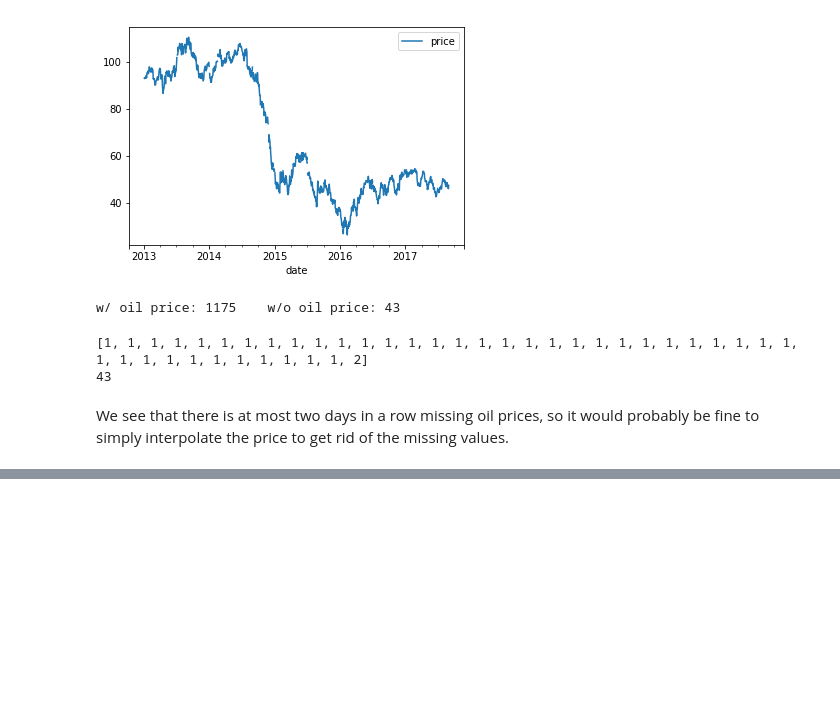
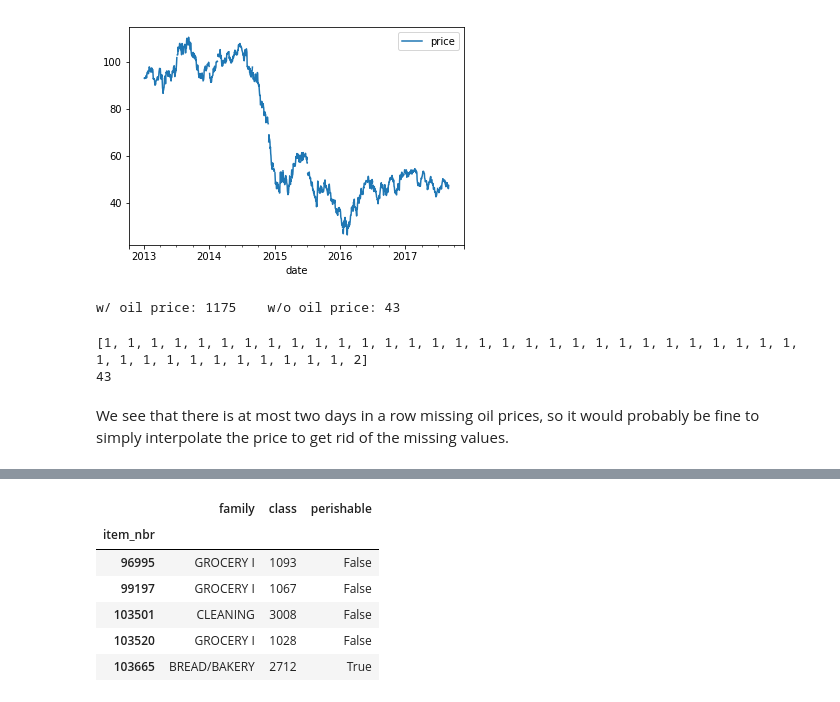
Before and after one commit to jandress94/grocery_sales, a Jupyter notebook: exploration/exploration.ipynb, the cells around one changed output, grey strips where cells are left out. Drawn from its saved outputs; the diff is of its cells as text; code cells hidden in the pictures; blank space fills up the shorter version.

```diff
--- a/exploration/exploration.ipynb
+++ b/exploration/exploration.ipynb
@@ -231,0 +275,11 @@ We see that there is at most two days in a row missing oil prices, so it would p
+# %%
+# examine the first few items
+item_df.head(5)
+# %% [output]
+|  | family | class | perishable |
+| item_nbr |  |  |  |
+| 96995 | GROCERY I | 1093 | False |
+| 99197 | GROCERY I | 1067 | False |
+| 103501 | CLEANING | 3008 | False |
+| 103520 | GROCERY I | 1028 | False |
+| 103665 | BREAD/BAKERY | 2712 | True |
```
Also changed, not shown: parts of 23 cells of this notebook.
